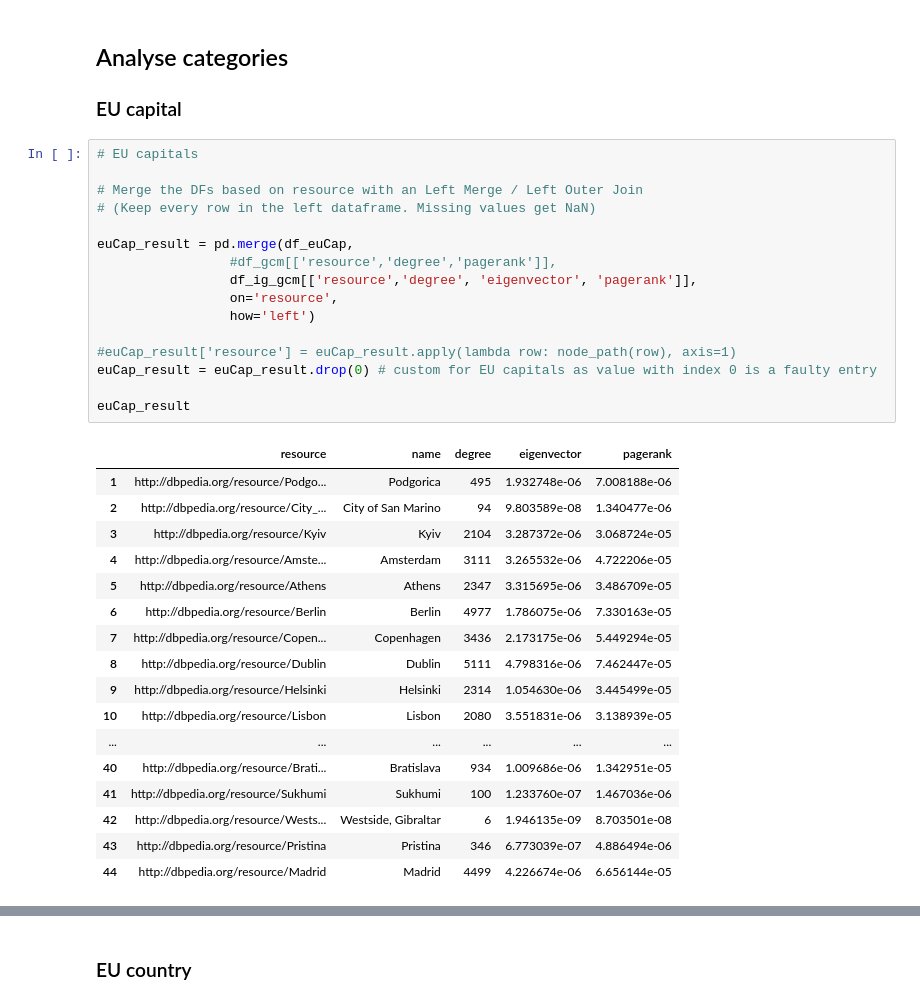
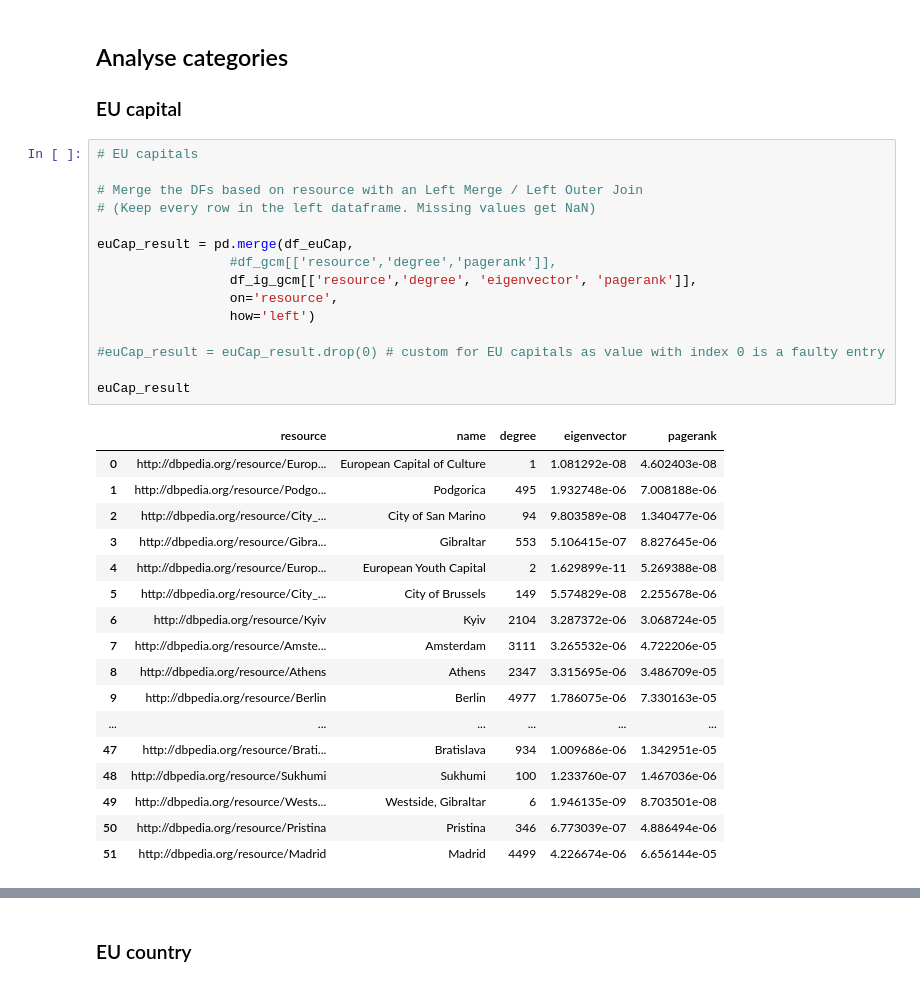
Before and after one commit to kevseitz/MAT, a Jupyter notebook: notebooks/GCM_analysis.ipynb, the cells around one changed output, grey strips where cells are left out. Drawn from its saved outputs; the diff is of its cells as text.

```diff
--- a/notebooks/GCM_analysis.ipynb
+++ b/notebooks/GCM_analysis.ipynb
@@ -350,37 +373,36 @@ Parser   : 111 ms
 # %%
 # EU capitals
 
 # Merge the DFs based on resource with an Left Merge / Left Outer Join
 # (Keep every row in the left dataframe. Missing values get NaN)
 
 euCap_result = pd.merge(df_euCap,
                  #df_gcm[['resource','degree','pagerank']],
                  df_ig_gcm[['resource','degree', 'eigenvector', 'pagerank']],
                  on='resource',
                  how='left')
 
-#euCap_result['resource'] = euCap_result.apply(lambda row: node_path(row), axis=1)
-euCap_result = euCap_result.drop(0) # custom for EU capitals as value with index 0 is a faulty entry
+#euCap_result = euCap_result.drop(0) # custom for EU capitals as value with index 0 is a faulty entry
 
 euCap_result
 # %% [output]
 |  | resource | name | degree | eigenvector | pagerank |
+| 0 | http://dbpedia.org/resource/Europ... | European Capital of Culture | 1 | 1.081292e-08 | 4.602403e-08 |
 | 1 | http://dbpedia.org/resource/Podgo... | Podgorica | 495 | 1.932748e-06 | 7.008188e-06 |
 | 2 | http://dbpedia.org/resource/City_... | City of San Marino | 94 | 9.803589e-08 | 1.340477e-06 |
-| 3 | http://dbpedia.org/resource/Kyiv | Kyiv | 2104 | 3.287372e-06 | 3.068724e-05 |
-| 4 | http://dbpedia.org/resource/Amste... | Amsterdam | 3111 | 3.265532e-06 | 4.722206e-05 |
-| 5 | http://dbpedia.org/resource/Athens | Athens | 2347 | 3.315695e-06 | 3.486709e-05 |
-| 6 | http://dbpedia.org/resource/Berlin | Berlin | 4977 | 1.786075e-06 | 7.330163e-05 |
-| 7 | http://dbpedia.org/resource/Copen... | Copenhagen | 3436 | 2.173175e-06 | 5.449294e-05 |
-| 8 | http://dbpedia.org/resource/Dublin | Dublin | 5111 | 4.798316e-06 | 7.462447e-05 |
-| 9 | http://dbpedia.org/resource/Helsinki | Helsinki | 2314 | 1.054630e-06 | 3.445499e-05 |
-| 10 | http://dbpedia.org/resource/Lisbon | Lisbon | 2080 | 3.551831e-06 | 3.138939e-05 |
+| 3 | http://dbpedia.org/resource/Gibra... | Gibraltar | 553 | 5.106415e-07 | 8.827645e-06 |
+| 4 | http://dbpedia.org/resource/Europ... | European Youth Capital | 2 | 1.629899e-11 | 5.269388e-08 |
+| 5 | http://dbpedia.org/resource/City_... | City of Brussels | 149 | 5.574829e-08 | 2.255678e-06 |
+| 6 | http://dbpedia.org/resource/Kyiv | Kyiv | 2104 | 3.287372e-06 | 3.068724e-05 |
+| 7 | http://dbpedia.org/resource/Amste... | Amsterdam | 3111 | 3.265532e-06 | 4.722206e-05 |
+| 8 | http://dbpedia.org/resource/Athens | Athens | 2347 | 3.315695e-06 | 3.486709e-05 |
+| 9 | http://dbpedia.org/resource/Berlin | Berlin | 4977 | 1.786075e-06 | 7.330163e-05 |
 | ... | ... | ... | ... | ... | ... |
-| 40 | http://dbpedia.org/resource/Brati... | Bratislava | 934 | 1.009686e-06 | 1.342951e-05 |
-| 41 | http://dbpedia.org/resource/Sukhumi | Sukhumi | 100 | 1.233760e-07 | 1.467036e-06 |
-| 42 | http://dbpedia.org/resource/Wests... | Westside, Gibraltar | 6 | 1.946135e-09 | 8.703501e-08 |
-| 43 | http://dbpedia.org/resource/Pristina | Pristina | 346 | 6.773039e-07 | 4.886494e-06 |
-| 44 | http://dbpedia.org/resource/Madrid | Madrid | 4499 | 4.226674e-06 | 6.656144e-05 |
+| 47 | http://dbpedia.org/resource/Brati... | Bratislava | 934 | 1.009686e-06 | 1.342951e-05 |
+| 48 | http://dbpedia.org/resource/Sukhumi | Sukhumi | 100 | 1.233760e-07 | 1.467036e-06 |
+| 49 | http://dbpedia.org/resource/Wests... | Westside, Gibraltar | 6 | 1.946135e-09 | 8.703501e-08 |
+| 50 | http://dbpedia.org/resource/Pristina | Pristina | 346 | 6.773039e-07 | 4.886494e-06 |
+| 51 | http://dbpedia.org/resource/Madrid | Madrid | 4499 | 4.226674e-06 | 6.656144e-05 |
 # %%
 # Test normal distribution
 stats.normaltest(euCap_result['pagerank'])
```
Also changed, not shown: parts of 69 cells of this notebook, 21 other files.
